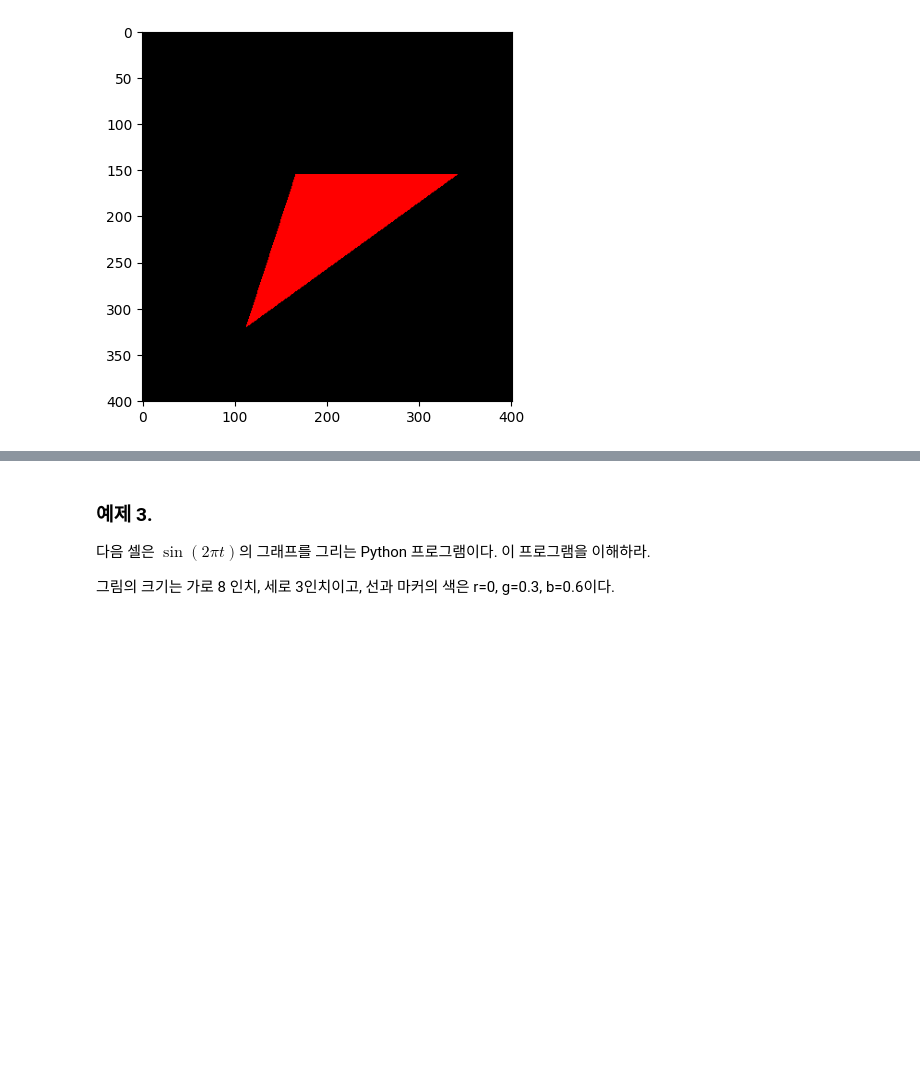
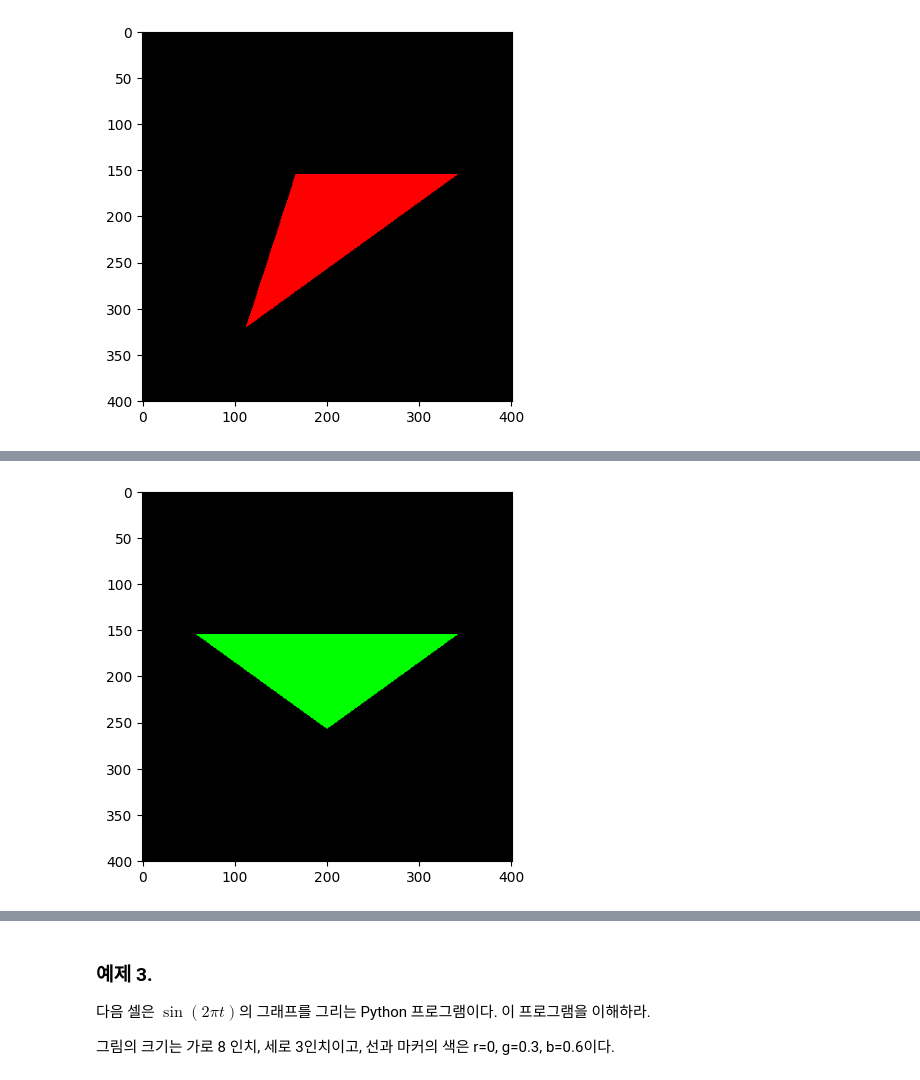
Before and after one commit to minjunkim0205/PythonScientificProgrammingBasics-SeophyungPark, a Jupyter notebook: Src/Final/Week13-1/PSP-2023-2-lab-10-20235128-김민준.ipynb, the cells around one changed output, grey strips where cells are left out. Saved outputs shown, nothing was run; the diff lists cells and outputs as text; code cells hidden in the pictures; blank space fills up the shorter version.

```diff
--- a/Src/Final/Week13-1/PSP-2023-2-lab-10-20235128-김민준.ipynb
+++ b/Src/Final/Week13-1/PSP-2023-2-lab-10-20235128-김민준.ipynb
@@ -161,6 +161,54 @@ plt.show()
 결과는 다음과 같아야 한다.
 
 <img src='triangle_BCDE.png'  width='50%'/>
+# %%
+import numpy as np
+import matplotlib.pyplot as plt
+'''==========================================================================='''
+radius = 150
+center = (200,200)
+theta = np.linspace(0, np.pi*4, 6) + np.pi
+x = radius*np.cos(theta) + center[0]
+y = radius*np.sin(theta) + center[1]
+x = np.round(x, 0).astype(np.int32)
+y = np.round(y, 0).astype(np.int32)
+A, B, C, D, E = (np.array([x[n], y[n]]) for n in range(5))
+'''==========================================================================='''
+cols = rows = 401
+img = np.full((rows, cols, 3), 0, np.uint8)
+'''==========================================================================='''
+v_rad = 20
+V = (A, B, C, D, E)
+vertex_colors = np.array([[255,0,0],
+                          [0,255,0],
+                          [0,0,255],
+                          [0,255,255],
+                          [255,0,255]])
+r_idx = np.arange(rows).reshape(-1,1)
+c_idx = np.arange(cols).reshape(1,-1)
+'''==========================================================================='''
+img2 = np.full((rows, cols, 3), 0, np.uint8)
+# Upper part of line AB
+slopeAB = (A-B)[1] / (A-B)[0]
+AB = (c_idx > (slopeAB * (r_idx - A[0]) + A[1]))
+# Lower part of line BC
+slopeBC = (C-B)[1] / (C-B)[0]
+BC = c_idx < (slopeBC * (r_idx - B[0]) + B[1])
+# Right part of line CD
+CD = r_idx > C[0]
+# DE
+slopeDE = (E-D)[1] / (E-D)[0]
+DE = c_idx > (slopeDE * (r_idx - D[0]) + D[1])
+# EA
+slopeEA = (A-E)[1] / (A-E)[0]
+EA = c_idx < (slopeEA * (r_idx - E[0]) + E[1])
+'''==========================================================================='''
+idxBCDE = BC & CD & DE
+img2[idxBCDE] = vertex_colors[1]
+plt.imshow(img2)
+plt.show()
+# %% [output]
+[figure, added]
 # %% [markdown]
 ### 문제 2.
 
```
Also changed, not shown: parts of 5 cells of this notebook, 1 other file.
